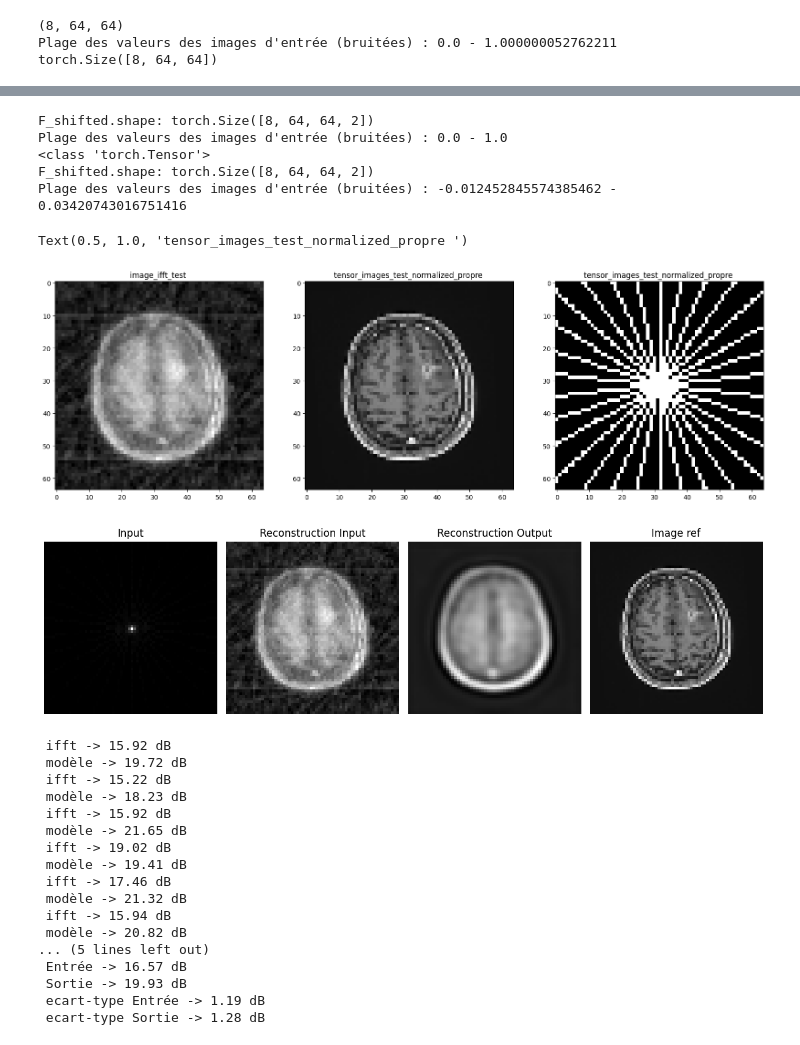
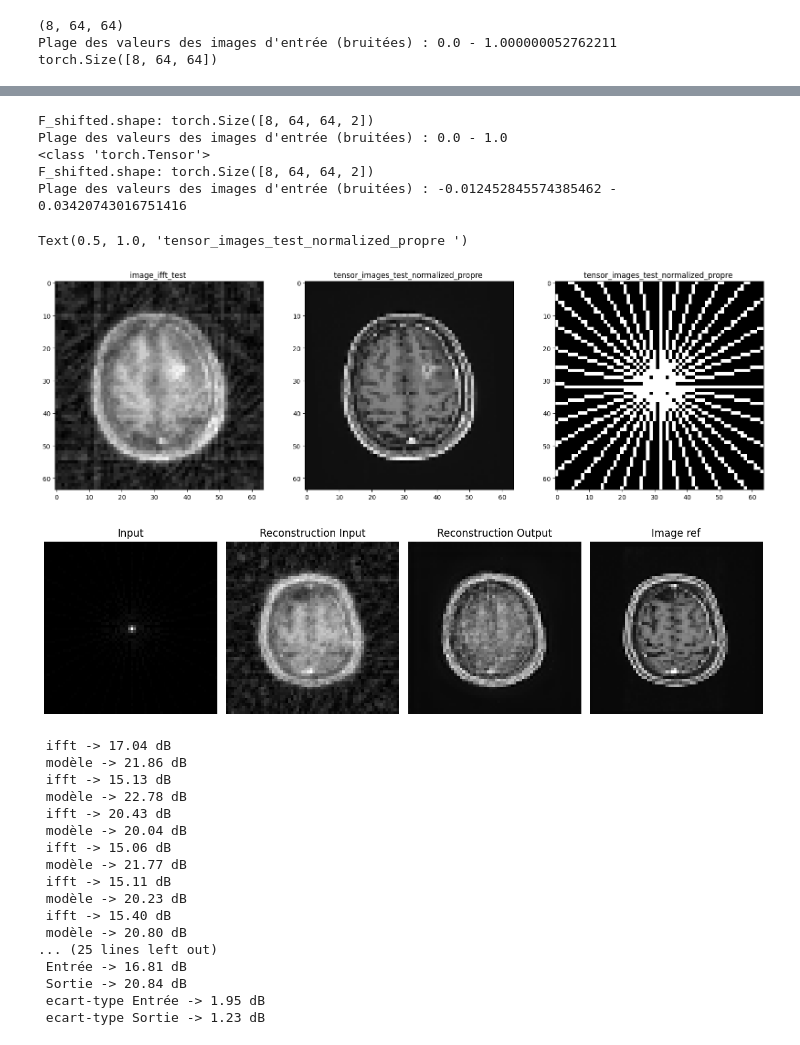
Before and after one commit to raph312003/Stage, a Jupyter notebook: AUTOMAP-raphael.ipynb, the cells around one changed output, grey strips where cells are left out. Saved outputs shown, nothing was run; the diff lists cells and outputs as text; code cells hidden in the pictures.

Commit message:
Mise à jour des notebooks AUTOMAP et Unet

```diff
--- a/AUTOMAP-raphael.ipynb
+++ b/AUTOMAP-raphael.ipynb
@@ -962,8 +376,8 @@ batch_size = 16
 
 dataset_size = len(train_dataset)
 # Calcul des tailles
-train_size = int(0.7* dataset_size)
-val_size = int((dataset_size - train_size))
+train_size = int(0.8* dataset_size)
+val_size = int(0.5*(dataset_size - train_size))
 test_size = dataset_size - train_size - val_size  # Le reste
 
 # k=[1,2,3,4,5]
@@ -995,20 +409,15 @@ test_indices = test_dataset_split.indices
 #test_images_tensor=miroir_images(test_dataset_split)
 #print(f"Nombre d'images d'entraînement : {len(test_images_tensor)}")
 
-
-#print(type(train_images_tensor))
-#print(train_images_tensor.shape)
-
-
-train_dataset_split_mask=FourierTransformMask(train_dataset_split,rotation=2.5)
-validation_dataset_split_mask=FourierTransformMask(validation_dataset_split,rotation=2.5)
-#test_dataset_split_mask=FourierTransformMask(test_dataset_split,rotation=10)
+train_dataset_split_mask=FourierTransformMask(train_dataset_split,rotation=10)
+validation_dataset_split_mask=FourierTransformMask(validation_dataset_split,rotation=10)
+test_dataset_split_mask=FourierTransformMask(test_dataset_split,rotation=10)
 
 
 # Création des DataLoaders
 train_loader = DataLoader(train_dataset_split_mask, batch_size=batch_size, shuffle=True) # shuffle=True permet que à chaque epoch se soit pas le meme groupe de 16 images qui est pris ensemble
 validation_loader = DataLoader(validation_dataset_split_mask, batch_size=batch_size, shuffle=False)
-#test_loader = DataLoader(test_dataset_split_mask, batch_size=batch_size, shuffle=False)
+test_loader = DataLoader(test_dataset_split_mask, batch_size=batch_size, shuffle=False)
 
 #if seed==1 or seed==2:
 print("seed",seed)
@@ -1017,7 +426,7 @@ print(f"Nombre d'images d'entraînement : {len(train_dataset_split_mask)}")
 print(train_dataset_split.indices)
 print(f"Nombre d'images de validation : {len(validation_dataset_split_mask)}")
 print(validation_dataset_split.indices)
-#print(f"Nombre d'images de test : {len(test_dataset_split_mask)}")
+print(f"Nombre d'images de test : {len(test_dataset_split_mask)}")
 print(test_dataset_split.indices)
 
 for batch_noisy, batch_clean in train_loader:
@@ -1396,7 +729,7 @@ import random
 F_shifted_mask_test_images = []  # Liste pour stocker les F_shifted de chaque image
 F_shifted_mask_test_with_images = []
 
-rotation = 12
+rotation = 10
 
 for image in(images_test_normalized):
 
@@ -1525,7 +858,7 @@ Plage des valeurs des images d'entrée (bruitées) : 0.0 - 1.0
 F_shifted.shape: torch.Size([8, 64, 64, 2])
 Plage des valeurs des images d'entrée (bruitées) : -0.012452845574385462 - 0.03420743016751416
 Text(0.5, 1.0, 'tensor_images_test_normalized_propre ')
-[figure, old version]
+[figure, new version]
 # %%
 #from skimage.metrics import structural_similarity as ssim
 #import piq
@@ -1541,7 +874,7 @@ moyenne_ecart_type_seed_sortie=[]
 
 # 2. Charger les poids
 #for seed in dict_seed:
-path_model = path_folder + f"/Automap_image_brain_radial_64_rotation0125.pth"
+path_model = path_folder + f"/Automap_image_brain_64_seed_1.pth"
 model.load_state_dict(torch.load(path_model, map_location=torch.device('cpu')))
 model.eval()
 
@@ -1549,19 +882,19 @@ input_imgs_liste=[]
 target_imgs_liste=[]
 
 with torch.no_grad(): #Désactive les gradients car pas de back propagation
-    # for input_imgs,target_imgs in test_loader:
+    for input_imgs,target_imgs in test_loader:
     # ##input_imgs, target_imgs = next(iter(dict_seed[seed]["test"])) # 16 premières images pour mon batchsize
-    #     input_imgs = input_imgs.to(device).float()
-    #     target_imgs = target_imgs.to(device).float()
-    #     input_imgs_liste.append(input_imgs)
-    #     target_imgs_liste.append(target_imgs)
+        input_imgs = input_imgs.to(device).float()
+        target_imgs = target_imgs.to(device).float()
+        input_imgs_liste.append(input_imgs)
+        target_imgs_liste.append(target_imgs)
 
 
-    # input_imgs = torch.cat(input_imgs_liste, dim=0)
-    # target_imgs = torch.cat(target_imgs_liste, dim=0)
+    input_imgs = torch.cat(input_imgs_liste, dim=0)
+    target_imgs = torch.cat(target_imgs_liste, dim=0)
 
-    input_imgs = tensor_F_mask_test_image.to(device).float()
-    target_imgs = tensor_images_test_normalized_propre.to(device).float()
+    # input_imgs = tensor_F_mask_test_image.to(device).float()
+    # target_imgs = tensor_images_test_normalized_propre.to(device).float()
 
     reconstructed = model(input_imgs)
 
@@ -1639,51 +972,51 @@ with torch.no_grad(): #Désactive les gradients car pas de back propagation
         print(f" ifft -> {psnr_value1:.2f} dB")
 
         # Calculer la MSE/PSNR (Mean Squared Error)
         mse2 = torch.mean((target_imgs[i] - reconstructed[i])** 2)
         psnr_value2 = 10 * torch.log10(1.0**2 / mse2)
         liste_psnr_values2.append(psnr_value2)
         print(f" modèle -> {psnr_value2:.2f} dB")
 
     # Conversion en tenseur pour calculs statistiques
     psnr_values_input = torch.tensor(liste_psnr_values1)
     psnr_values_output = torch.tensor(liste_psnr_values2)
 
     #Moyenne PSNR
     PNSR_entre=torch.mean(psnr_values_input)
     PSNR_sortie=torch.mean(psnr_values_output)
 
     #Ecart_type PSNR
     ecart_type_entre=torch.std(psnr_values_input)
     ecart_type_sortie=torch.std(psnr_values_output)
 
     print("PSNR")
     print(f" Entrée -> {PNSR_entre:.2f} dB")
     moyenne_PSNR_seed_entre.append(PNSR_entre)
     print(f" Sortie -> {PSNR_sortie:.2f} dB")
     moyenne_PSNR_seed_sortie.append(PSNR_sortie)
     print(f" ecart-type Entrée -> {ecart_type_entre:.2f} dB")
     moyenne_ecart_type_seed_entre.append(ecart_type_entre)
     print(f" ecart-type Sortie -> {ecart_type_sortie:.2f} dB")
     moyenne_ecart_type_seed_sortie.append(ecart_type_sortie)
 # %% [output]
-[figure, old version]
+[figure, new version]
- ifft -> 15.92 dB
- modèle -> 19.72 dB
- ifft -> 15.22 dB
- modèle -> 18.23 dB
- ifft -> 15.92 dB
- modèle -> 21.65 dB
- ifft -> 19.02 dB
- modèle -> 19.41 dB
- ifft -> 17.46 dB
- modèle -> 21.32 dB
- ifft -> 15.94 dB
- modèle -> 20.82 dB
-... (5 lines left out)
- Entrée -> 16.57 dB
- Sortie -> 19.93 dB
- ecart-type Entrée -> 1.19 dB
- ecart-type Sortie -> 1.28 dB
+ ifft -> 17.04 dB
+ modèle -> 21.86 dB
+ ifft -> 15.13 dB
+ modèle -> 22.78 dB
+ ifft -> 20.43 dB
+ modèle -> 20.04 dB
+ ifft -> 15.06 dB
+ modèle -> 21.77 dB
+ ifft -> 15.11 dB
+ modèle -> 20.23 dB
+ ifft -> 15.40 dB
+ modèle -> 20.80 dB
+... (25 lines left out)
+ Entrée -> 16.81 dB
+ Sortie -> 20.84 dB
+ ecart-type Entrée -> 1.95 dB
+ ecart-type Sortie -> 1.23 dB
 # %%
 # Entree
 moyenne_PSNR_entree=0
```
Also changed, not shown: parts of 30 cells of this notebook, 1 other file.
